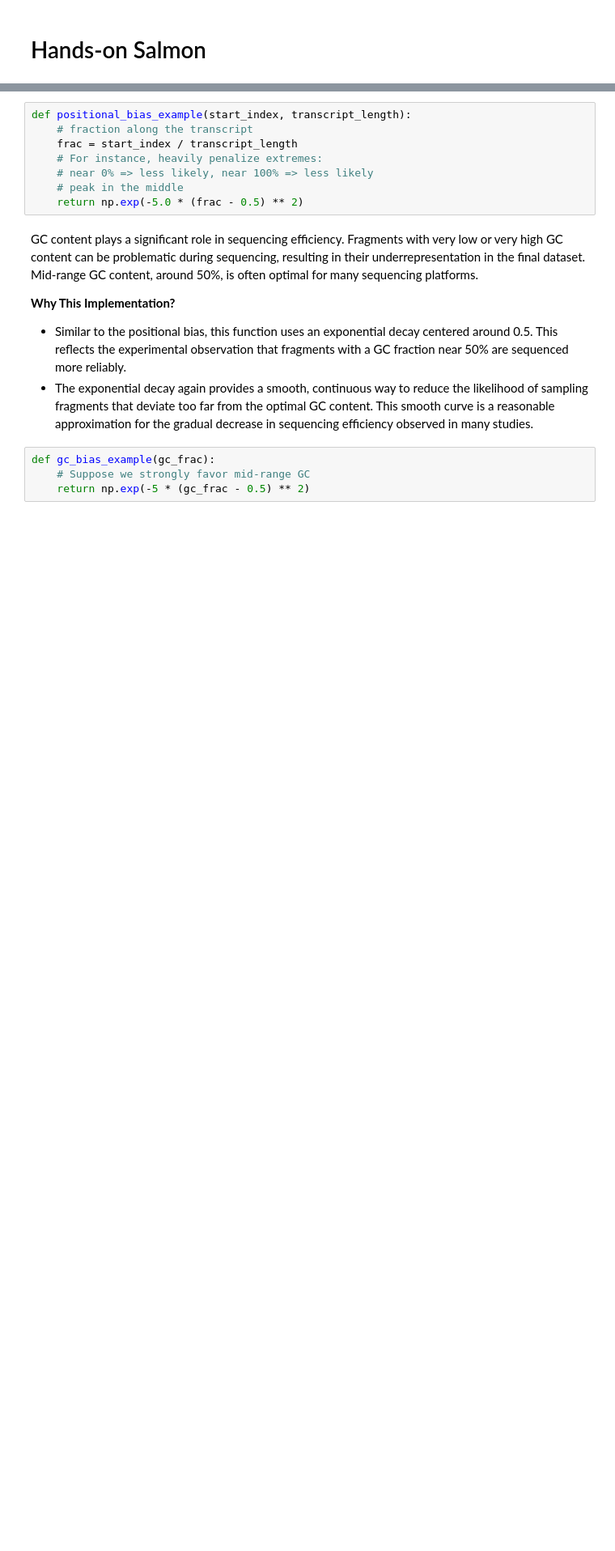
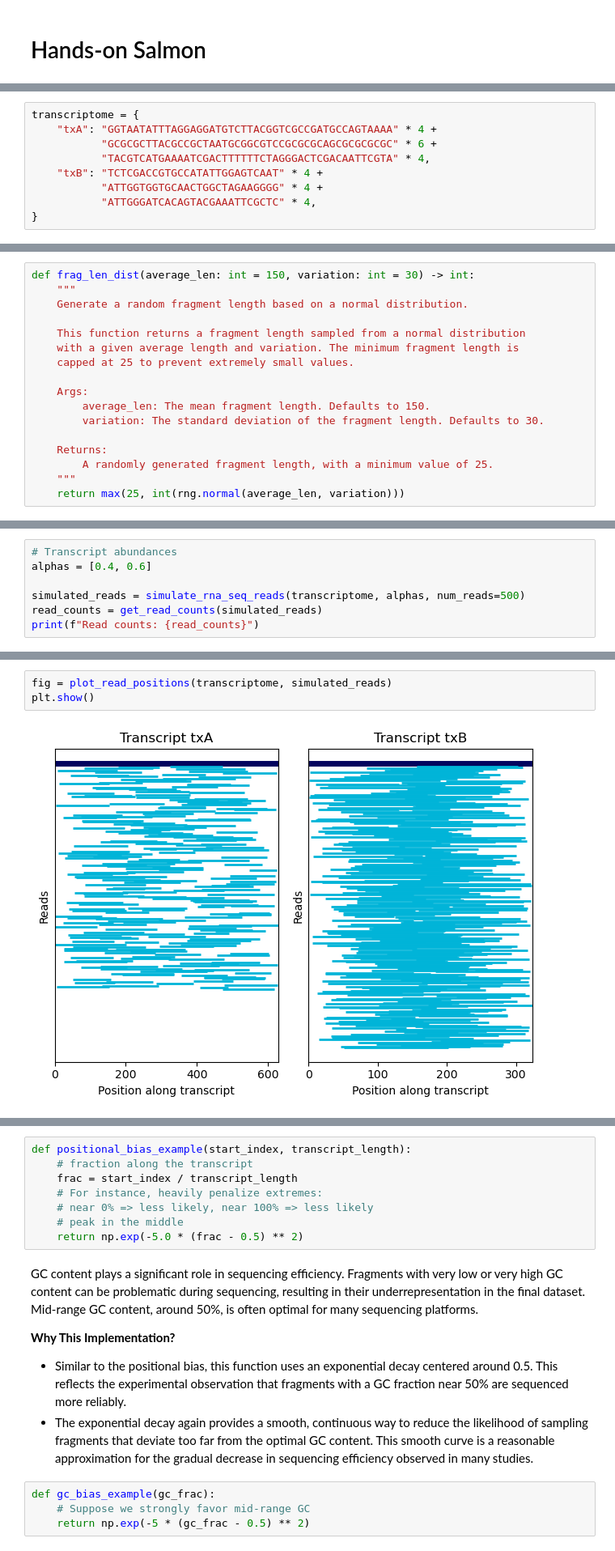
Before and after one commit to oasci/pitt-biosc1540-2025s, a Jupyter notebook: content/lectures/07B/salmon.ipynb, the cells around one changed output, grey strips where cells are left out. Shown: that part at 81% size. Saved outputs shown, nothing was run; the diff lists cells and outputs as text; blank space fills up the shorter version.

```diff
--- a/content/lectures/07B/salmon.ipynb
+++ b/content/lectures/07B/salmon.ipynb
@@ -17,0 +12,9 @@ transcripts_demo = {
+# %%
+transcriptome = {
+    "txA": "GGTAATATTTAGGAGGATGTCTTACGGTCGCCGATGCCAGTAAAA" * 4 +
+           "GCGCGCTTACGCCGCTAATGCGGCGTCCGCGCGCAGCGCGCGCGC" * 6 +
+           "TACGTCATGAAAATCGACTTTTTTCTAGGGACTCGACAATTCGTA" * 4,
+    "txB": "TCTCGACCGTGCCATATTGGAGTCAAT" * 4 +
+           "ATTGGTGGTGCAACTGGCTAGAAGGGG" * 4 +
+           "ATTGGGATCACAGTACGAAATTCGCTC" * 4,
+}
@@ -17,0 +29,17 @@ transcripts_demo = {
+# %%
+def frag_len_dist(average_len: int = 150, variation: int = 30) -> int:
+    """
+    Generate a random fragment length based on a normal distribution.
+
+    This function returns a fragment length sampled from a normal distribution
+    with a given average length and variation. The minimum fragment length is
+    capped at 25 to prevent extremely small values.
+
+    Args:
+        average_len: The mean fragment length. Defaults to 150.
+        variation: The standard deviation of the fragment length. Defaults to 30.
+
+    Returns:
+        A randomly generated fragment length, with a minimum value of 25.
+    """
+    return max(25, int(rng.normal(average_len, variation)))
@@ -17,0 +125,7 @@ transcripts_demo = {
+# %%
+# Transcript abundances
+alphas = [0.4, 0.6]
+
+simulated_reads = simulate_rna_seq_reads(transcriptome, alphas, num_reads=500)
+read_counts = get_read_counts(simulated_reads)
+print(f"Read counts: {read_counts}")
@@ -18,3 +199,8 @@ transcripts_demo = {
+# %%
+fig = plot_read_positions(transcriptome, simulated_reads)
+plt.show()
+# %% [output]
+[figure, added]
 # %% [markdown]
 ## Biases
 
```
Also changed, not shown: parts of 30 cells of this notebook.
